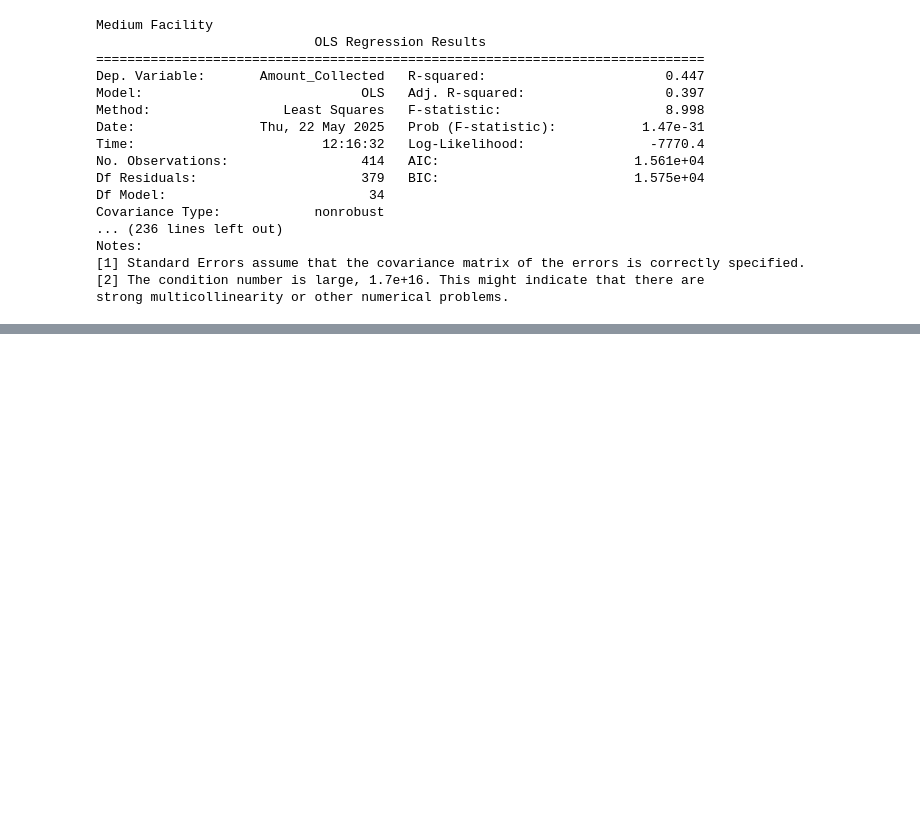
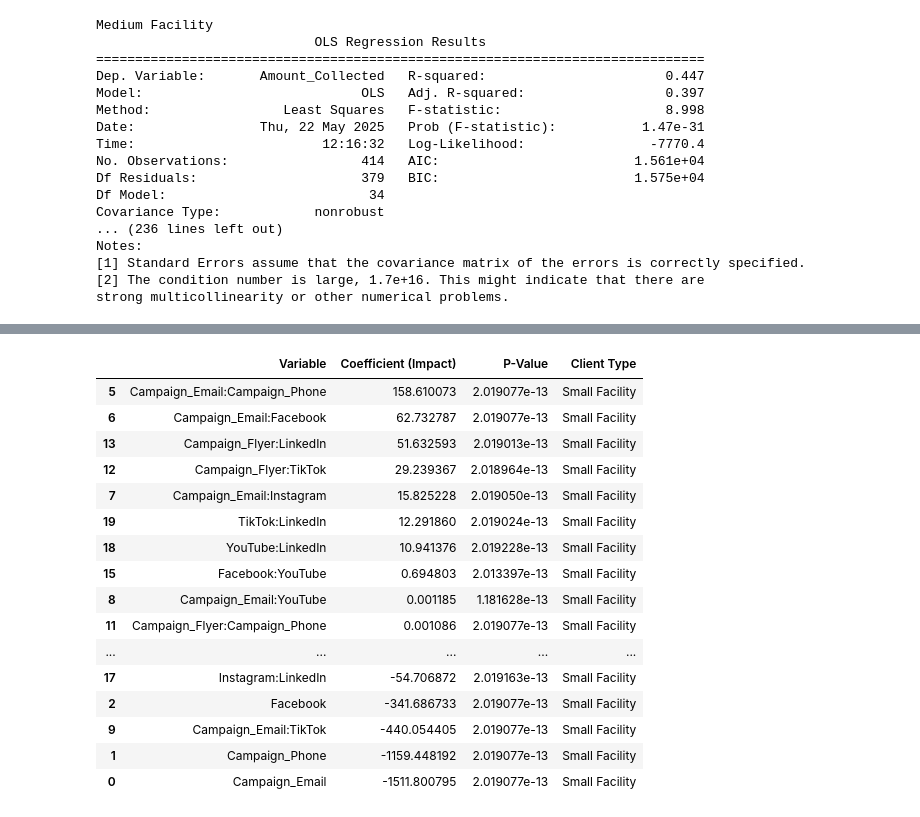
Before and after one commit to Asif-Rasool/MMM, a Jupyter notebook: main.ipynb, the cells around one changed output, grey strips where cells are left out. Cells and saved outputs as stored; diff of their text form; code cells hidden in the pictures; blank space fills up the shorter version.

```diff
--- a/main.ipynb
+++ b/main.ipynb
@@ -384,0 +429,64 @@ strong multicollinearity or other numerical problems.
+# %%
+import statsmodels.api as sm
+import statsmodels.formula.api as smf
+import pandas as pd
+from itertools import combinations
+import os
+
+# Create output folder
+os.makedirs("Outputs", exist_ok=True)
+
+# Define variables
+campaign_vars = ['Campaign_Email', 'Campaign_Flyer', 'Campaign_Phone']
+platform_vars = ['Facebook', 'Instagram', 'YouTube', 'TikTok', 'LinkedIn']
+all_vars = campaign_vars + platform_vars
+interaction_terms = [f"{a}:{b}" for a, b in combinations(all_vars, 2)]
+
+# Regression formula
+formula = 'Amount_Collected ~ ' + ' + '.join(all_vars + interaction_terms)
+
+# Combined summary DataFrame
+consolidated_summary = pd.DataFrame()
+
+# Loop through client types
+for acctype in df_cleaned['Client_Type'].unique():
+    temp_data = df_cleaned[df_cleaned['Client_Type'] == acctype].dropna().copy()
+    print(f"\n📊 Segment: {acctype}")
+
+    try:
+        results = smf.ols(formula=formula, data=temp_data).fit()
+
+        # Show regression summary (standard OLS output)
+        print(results.summary())
+
+        # Filter for significant predictors
+        sig_mask = (results.pvalues < 0.05) & (results.params.index != 'Intercept')
+        sig_vars = results.params[sig_mask]
+
+        if not sig_vars.empty:
+            df = pd.DataFrame({
+                'Variable': sig_vars.index,
+                'Coefficient (Impact)': sig_vars.values,
+                'P-Value': results.pvalues[sig_mask].values
+            })
+            df['Client Type'] = acctype
+            df = df.sort_values('Coefficient (Impact)', ascending=False)
+
+            # Show filtered table in notebook
+            display(df)
+
+            # Save filtered table
+            df.to_csv(f"Outputs/{acctype.replace(' ', '_')}_summary.csv", index=False)
+
+            # Add to consolidated
+            consolidated_summary = pd.concat([consolidated_summary, df], ignore_index=True)
+        else:
+            print("No statistically significant predictors found.")
+
+        # Save OLS text summary
+        with open(f"Outputs/{acctype.replace(' ', '_')}_ols_summary.txt", "w") as f:
+            f.write(results.summary().as_text())
+
+    except Exception as e:
+        print(f"❌ Regression failed for {acctype}: {e}")
+# %% [output]
@@ -384,0 +569,17 @@ strong multicollinearity or other numerical problems.
+|  | Variable | Coefficient (Impact) | P-Value | Client Type |
+| 5 | Campaign_Email:Campaign_Phone | 158.610073 | 2.019077e-13 | Small Facility |
+| 6 | Campaign_Email:Facebook | 62.732787 | 2.019077e-13 | Small Facility |
+| 13 | Campaign_Flyer:LinkedIn | 51.632593 | 2.019013e-13 | Small Facility |
+| 12 | Campaign_Flyer:TikTok | 29.239367 | 2.018964e-13 | Small Facility |
+| 7 | Campaign_Email:Instagram | 15.825228 | 2.019050e-13 | Small Facility |
+| 19 | TikTok:LinkedIn | 12.291860 | 2.019024e-13 | Small Facility |
+| 18 | YouTube:LinkedIn | 10.941376 | 2.019228e-13 | Small Facility |
+| 15 | Facebook:YouTube | 0.694803 | 2.013397e-13 | Small Facility |
+| 8 | Campaign_Email:YouTube | 0.001185 | 1.181628e-13 | Small Facility |
+| 11 | Campaign_Flyer:Campaign_Phone | 0.001086 | 2.019077e-13 | Small Facility |
+| ... | ... | ... | ... | ... |
+| 17 | Instagram:LinkedIn | -54.706872 | 2.019163e-13 | Small Facility |
+| 2 | Facebook | -341.686733 | 2.019077e-13 | Small Facility |
+| 9 | Campaign_Email:TikTok | -440.054405 | 2.019077e-13 | Small Facility |
+| 1 | Campaign_Phone | -1159.448192 | 2.019077e-13 | Small Facility |
+| 0 | Campaign_Email | -1511.800795 | 2.019077e-13 | Small Facility |
```
Also changed, not shown: parts of 6 cells of this notebook, 20 other files.
